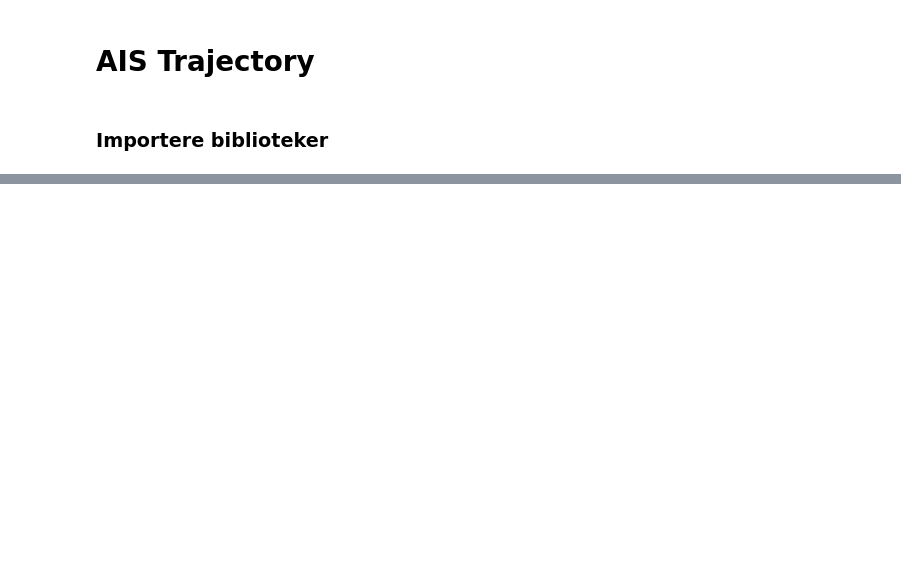
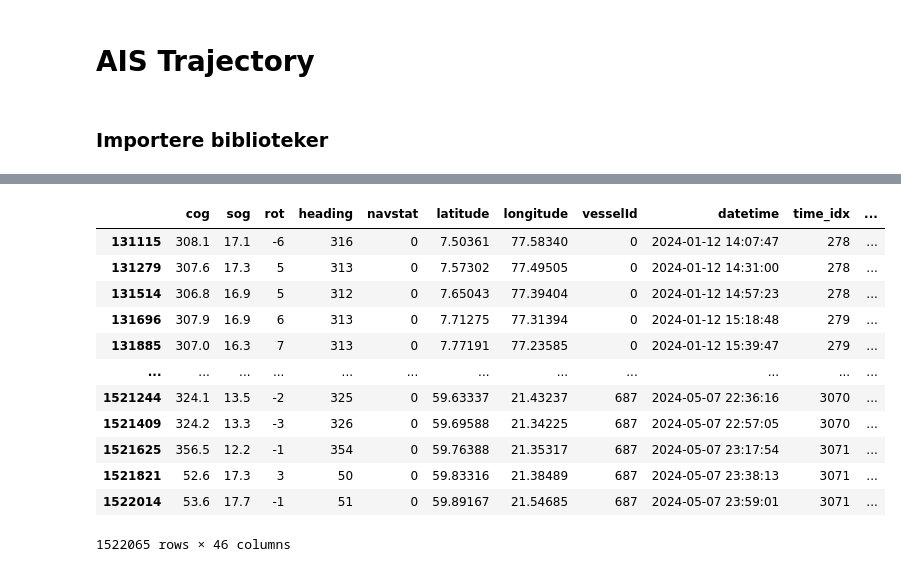
Before and after one commit to andrejvi/AIS-Vessel-Position-Prediction-ML, a Jupyter notebook: temporalFusionTransformer.ipynb, the cells around one changed output, grey strips where cells are left out. Saved outputs shown, nothing was run; the diff lists cells and outputs as text; code cells hidden in the pictures; blank space fills up the shorter version.

```diff
--- a/temporalFusionTransformer.ipynb
+++ b/temporalFusionTransformer.ipynb
@@ -245,0 +125,32 @@ for idx in range(10):  # plot 10 examples
+# %%
+# Lag features
+
+features = ['latitude', 'longitude', 'sog', 'cog', 'second', 'minute', 'hour', 'weekday', 'month', 'year']
+
+def add_lags(df):
+    for feature in features:
+        for i in range(1, 4):
+            df[f'{feature}_lag_{i}'] = df.groupby('vesselId')[feature].shift(i)
+
+    return df
+
+df = add_lags(df)
+
+display(df.sort_values(['vesselId', 'time_idx']))
+
+# Exract all the features
+features_after_lag = [col for col in df.columns if col not in ['datetime', 'time_idx', 'vesselId', 'latitude', 'longitude']]
+# %% [output]
+|  | cog | sog | rot | heading | navstat | latitude | longitude | vesselId | datetime | time_idx | ... |
+| 131115 | 308.1 | 17.1 | -6 | 316 | 0 | 7.50361 | 77.58340 | 0 | 2024-01-12 14:07:47 | 278 | ... |
+| 131279 | 307.6 | 17.3 | 5 | 313 | 0 | 7.57302 | 77.49505 | 0 | 2024-01-12 14:31:00 | 278 | ... |
+| 131514 | 306.8 | 16.9 | 5 | 312 | 0 | 7.65043 | 77.39404 | 0 | 2024-01-12 14:57:23 | 278 | ... |
+| 131696 | 307.9 | 16.9 | 6 | 313 | 0 | 7.71275 | 77.31394 | 0 | 2024-01-12 15:18:48 | 279 | ... |
+| 131885 | 307.0 | 16.3 | 7 | 313 | 0 | 7.77191 | 77.23585 | 0 | 2024-01-12 15:39:47 | 279 | ... |
+| ... | ... | ... | ... | ... | ... | ... | ... | ... | ... | ... | ... |
+| 1521244 | 324.1 | 13.5 | -2 | 325 | 0 | 59.63337 | 21.43237 | 687 | 2024-05-07 22:36:16 | 3070 | ... |
+| 1521409 | 324.2 | 13.3 | -3 | 326 | 0 | 59.69588 | 21.34225 | 687 | 2024-05-07 22:57:05 | 3070 | ... |
+| 1521625 | 356.5 | 12.2 | -1 | 354 | 0 | 59.76388 | 21.35317 | 687 | 2024-05-07 23:17:54 | 3071 | ... |
+| 1521821 | 52.6 | 17.3 | 3 | 50 | 0 | 59.83316 | 21.38489 | 687 | 2024-05-07 23:38:13 | 3071 | ... |
+| 1522014 | 53.6 | 17.7 | -1 | 51 | 0 | 59.89167 | 21.54685 | 687 | 2024-05-07 23:59:01 | 3071 | ... |
+1522065 rows × 46 columns
```
Also changed, not shown: parts of 20 cells of this notebook, 9 other files.
